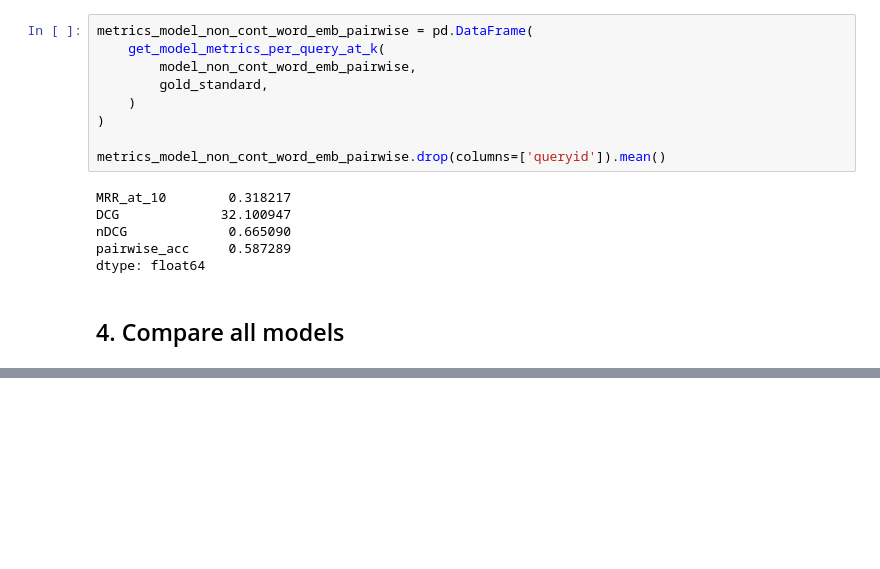
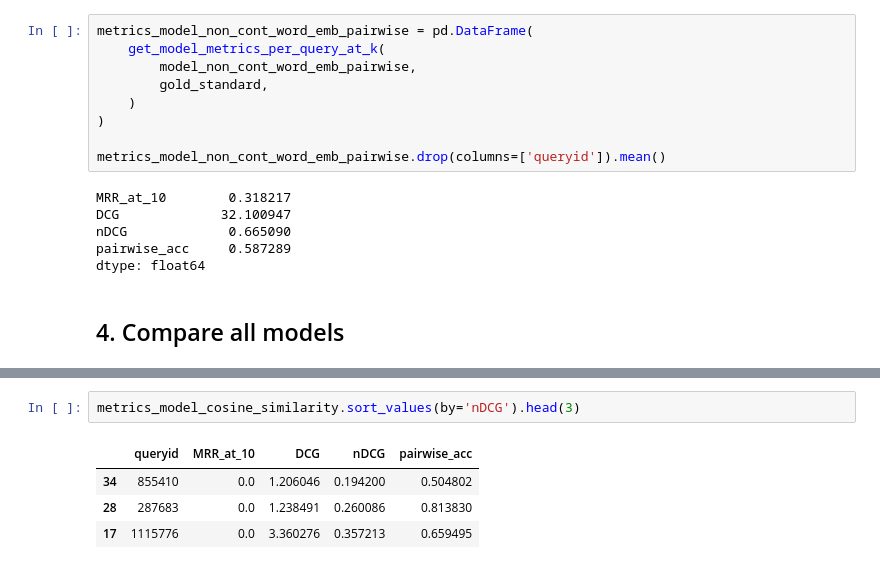
Before and after one commit to annadymanus/IR-project, a Jupyter notebook: model_metrics.ipynb, the cells around one changed output, grey strips where cells are left out. Cells and saved outputs as stored; diff of their text form; blank space fills up the shorter version.

```diff
--- a/model_metrics.ipynb
+++ b/model_metrics.ipynb
@@ -680,0 +707,7 @@ pd.concat(
+# %%
+metrics_model_cosine_similarity.sort_values(by='nDCG').head(3)
+# %% [output]
+|  | queryid | MRR_at_10 | DCG | nDCG | pairwise_acc |
+| 34 | 855410 | 0.0 | 1.206046 | 0.194200 | 0.504802 |
+| 28 | 287683 | 0.0 | 1.238491 | 0.260086 | 0.813830 |
+| 17 | 1115776 | 0.0 | 3.360276 | 0.357213 | 0.659495 |
```
Also changed, not shown: parts of 22 cells of this notebook.
